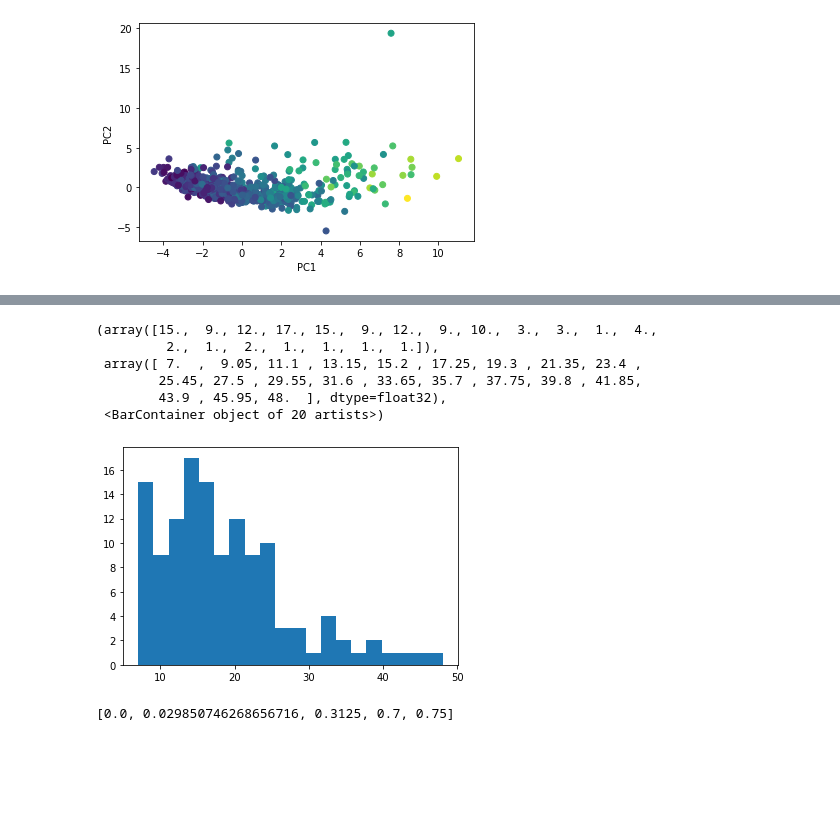
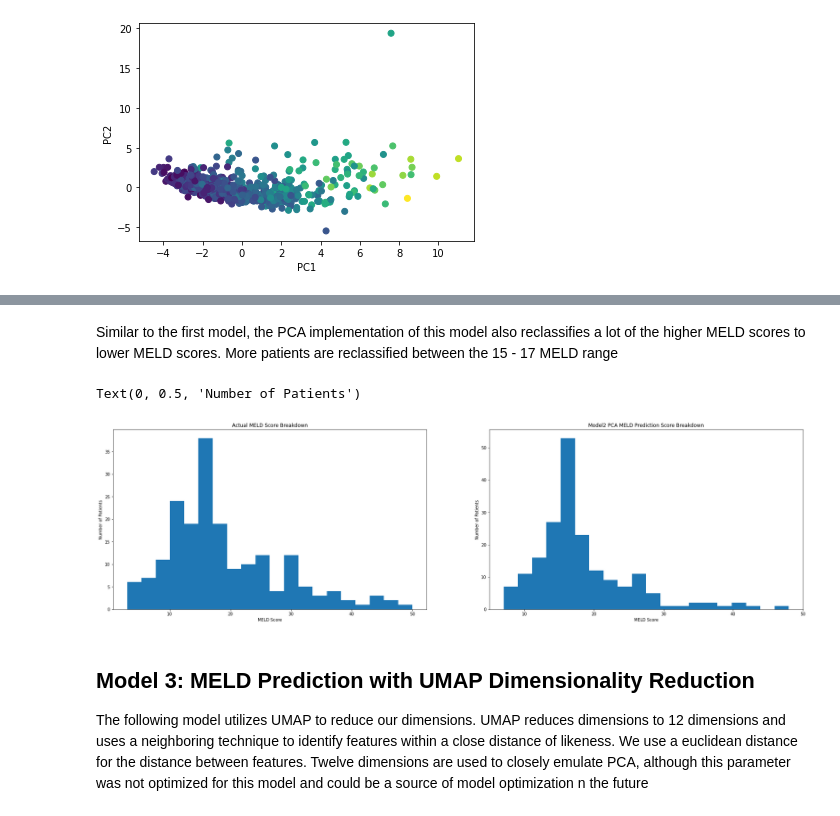
Before and after one commit to wisniemj/CS8321, a Jupyter notebook: finalPaper/finalPaper.ipynb, the cells around one changed output, grey strips where cells are left out. Drawn from its saved outputs; the diff is of its cells as text; code cells hidden in the pictures; blank space fills up the shorter version.

```diff
--- a/finalPaper/finalPaper.ipynb
+++ b/finalPaper/finalPaper.ipynb
@@ -458,11 +553,19 @@ plt.hist(np.array(y_test_pca), bins=20)
-# %%
-plt.hist(y_pred_seq_pca, bins=20)
-# %% [output]
-(array([15.,  9., 12., 17., 15.,  9., 12.,  9., 10.,  3.,  3.,  1.,  4.,
-         2.,  1.,  2.,  1.,  1.,  1.,  1.]),
- array([ 7.  ,  9.05, 11.1 , 13.15, 15.2 , 17.25, 19.3 , 21.35, 23.4 ,
-        25.45, 27.5 , 29.55, 31.6 , 33.65, 35.7 , 37.75, 39.8 , 41.85,
-        43.9 , 45.95, 48.  ], dtype=float32),
- <BarContainer object of 20 artists>)
-[figure, removed]
+# %% [markdown]
+Similar to the first model, the PCA implementation of this model also reclassifies a lot of the higher MELD scores to lower MELD scores.  More patients are reclassified between the 15 - 17 MELD range
+# %%
+# MELD distribution breakdown
+fig, ax = plt.subplots(1, 2, figsize=(30, 8))
+
+ax[0].hist(np.array(y_test_pca), bins=20)
+ax[0].set_title("Actual MELD Score Breakdown")
+ax[0].set_xlabel("MELD Score")
+ax[0].set_ylabel("Number of Patients")
+
+ax[1].hist(y_pred_seq_pca, bins=20)
+ax[1].set_title("Model2 PCA MELD Prediction Score Breakdown")
+ax[1].set_xlabel("MELD Score")
+ax[1].set_ylabel("Number of Patients")
+# %% [output]
+Text(0, 0.5, 'Number of Patients')
+[figure, added]
 # %%
@@ -470,6 +575,5 @@ meld_predictions_pca = pd.concat([pd.DataFrame(data=np.array(X_test_pca), column
-# %%
-prediction_accuracy_pca = meld_acc(meld_predictions_pca, meld_column="MELD_Prediction_PCA")
-prediction_accuracy_pca
-# %% [output]
-[0.0, 0.029850746268656716, 0.3125, 0.7, 0.75]
+# %% [markdown]
+## Model 3: MELD Prediction with UMAP Dimensionality Reduction
+
+The following model utilizes UMAP to reduce our dimensions.  UMAP reduces dimensions to 12 dimensions and uses a neighboring technique to identify features within a close distance of likeness.  We use a euclidean distance for the distance between features.  Twelve dimensions are used to closely emulate PCA, although this parameter was not optimized for this model and could be a source of model optimization n the future
 # %%
```
Also changed, not shown: parts of 60 cells of this notebook.
